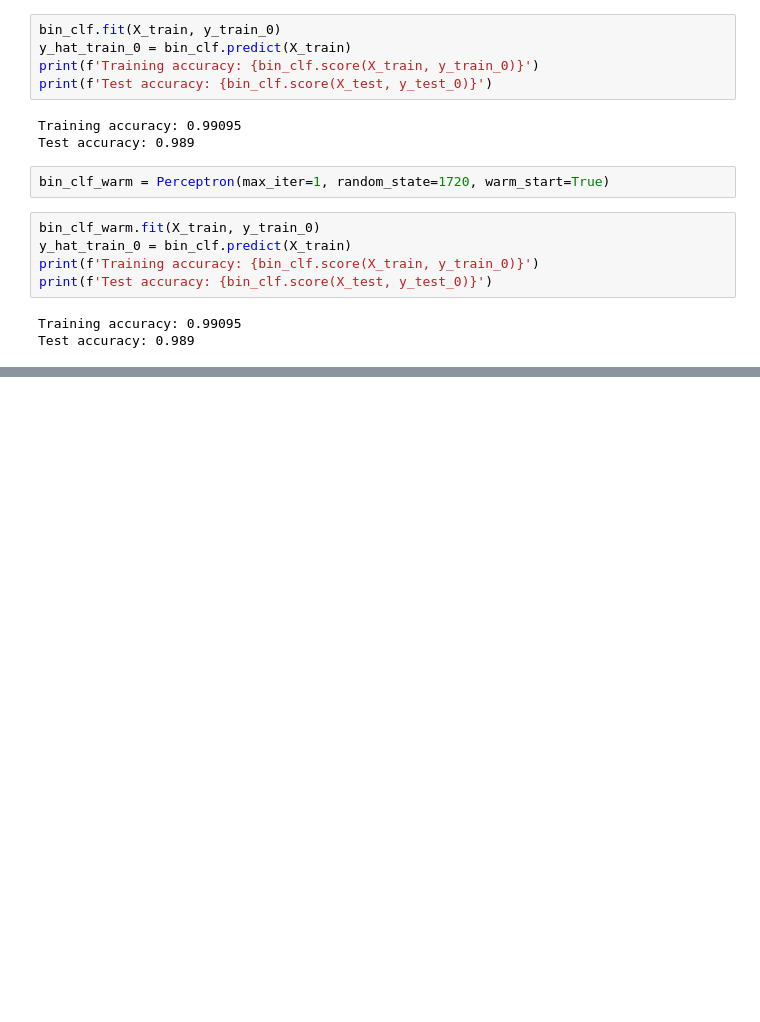
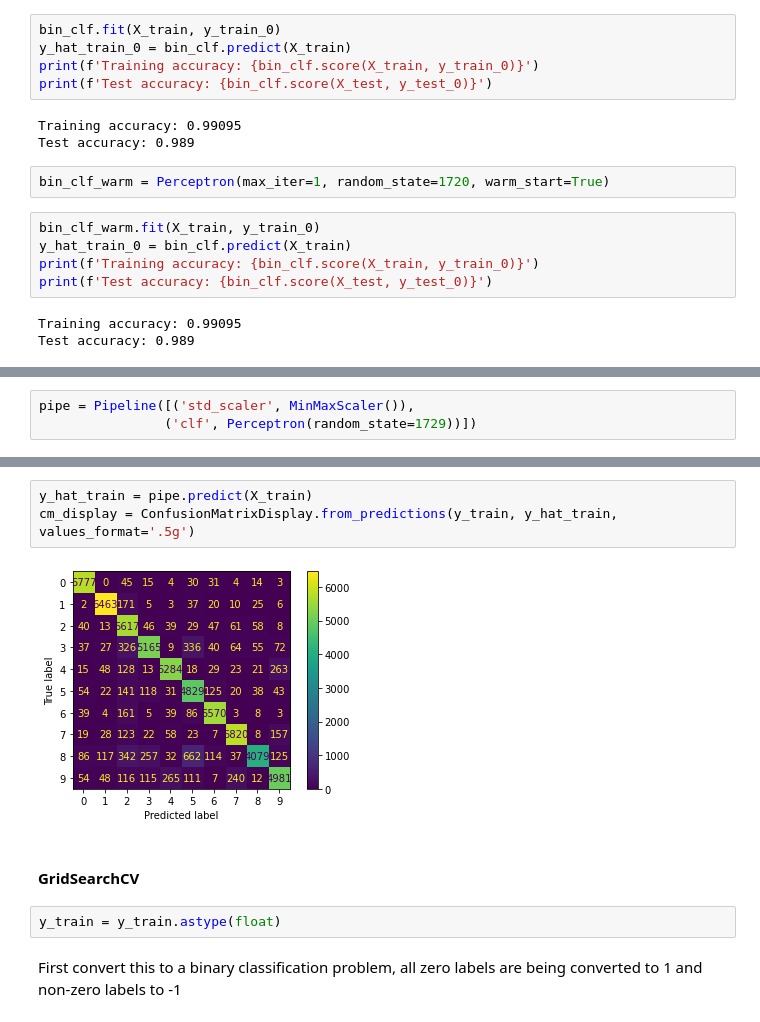
Before and after one commit to ananddotiyer/IIT-M, a Jupyter notebook: My Notes/MLP/Week5.ipynb, the cells around one changed output, grey strips where cells are left out. Drawn from its saved outputs; the diff is of its cells as text; blank space fills up the shorter version.

```diff
--- a/My Notes/MLP/Week5.ipynb
+++ b/My Notes/MLP/Week5.ipynb
@@ -452,0 +573,3 @@ Test accuracy: 0.989
+# %%
+pipe = Pipeline([('std_scaler', MinMaxScaler()),
+                ('clf', Perceptron(random_state=1729))])
@@ -452,0 +581,11 @@ Test accuracy: 0.989
+# %%
+y_hat_train = pipe.predict(X_train)
+cm_display = ConfusionMatrixDisplay.from_predictions(y_train, y_hat_train, values_format='.5g')
+# %% [output]
+[figure, added]
+# %% [markdown]
+#### GridSearchCV
+# %%
+y_train = y_train.astype(float)
+# %% [markdown]
+First convert this to a binary classification problem, all zero labels are being converted to 1 and non-zero labels to -1
```
Also changed, not shown: parts of 28 cells of this notebook.
